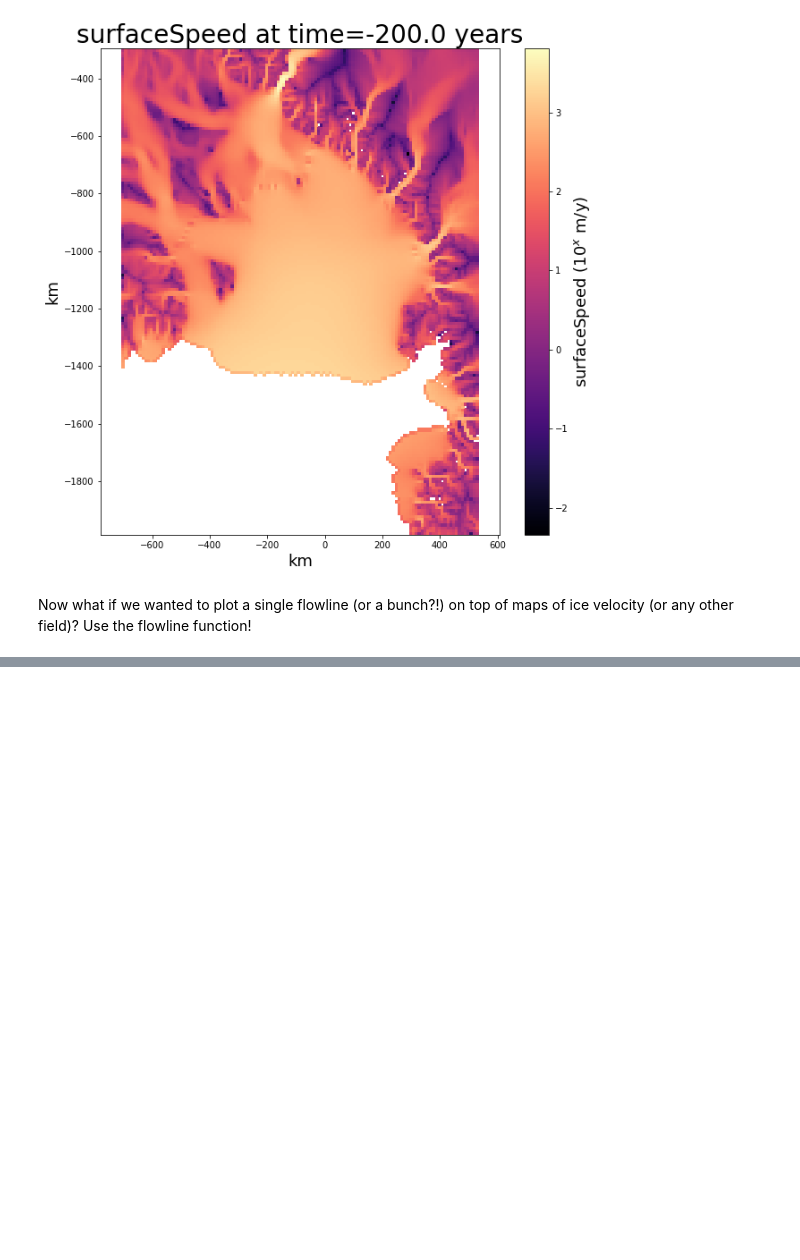
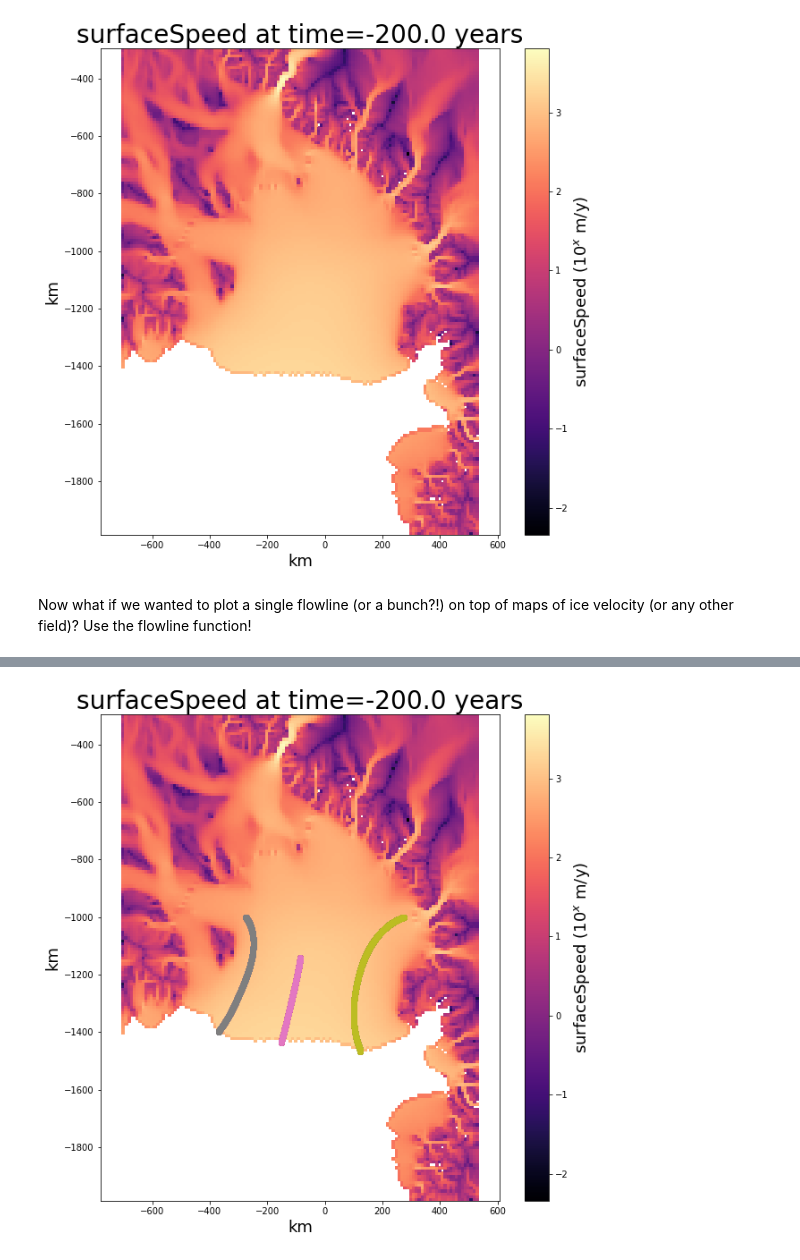
Before and after one commit to trhille/PSUICE_analysis, a Jupyter notebook: PSUICE_analysis_tutorial.ipynb, the cells around one changed output, grey strips where cells are left out. Cells and saved outputs as stored; diff of their text form; code cells hidden in the pictures; blank space fills up the shorter version.

```diff
--- a/PSUICE_analysis_tutorial.ipynb
+++ b/PSUICE_analysis_tutorial.ipynb
@@ -126,3 +130,7 @@ PSUICE_analysis.plot_maps(modelOutput, modelVarsInfo, varName='surfaceSpeed', lo
 [figure]
 # %% [markdown]
 Now what if we wanted to plot a single flowline (or a bunch?!) on top of maps of ice velocity (or any other field)? Use the flowline function!
+# %%
+flowlineX1, flowlineY1 = PSUICE_analysis.flowline(modelOutput, -85000, -1140000, timeLevel=-1, max_iter = 1e5)
+flowlineX2, flowlineY2 = PSUICE_analysis.flowline(modelOutput, -275000, -1000000, timeLevel=-1, max_iter = 1e5)
+flowlineX3, flowlineY3 = PSUICE_analysis.flowline(modelOutput, 275000, -1000000, timeLevel=-1, max_iter = 1e5)
@@ -128,0 +144,7 @@ Now what if we wanted to plot a single flowline (or a bunch?!) on top of maps of
+# %%
+ax.scatter(flowlineX1/1000., flowlineY1/1000.)
+ax.scatter(flowlineX2/1000., flowlineY2/1000.)
+ax.scatter(flowlineX3/1000., flowlineY3/1000.)
+fig
+# %% [output]
+[figure, added]
```
Also changed, not shown: parts of 9 cells of this notebook, 1 other file.
